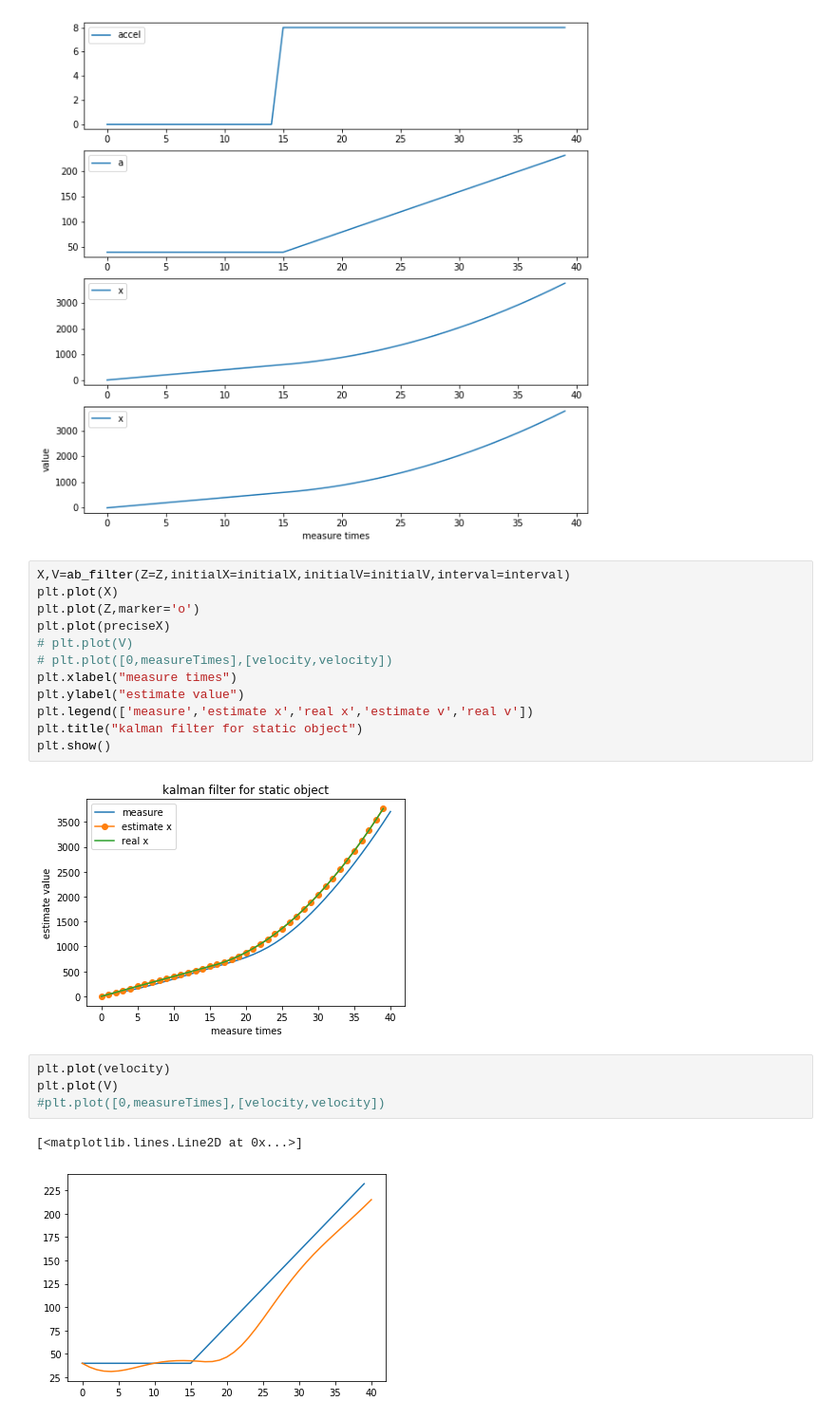
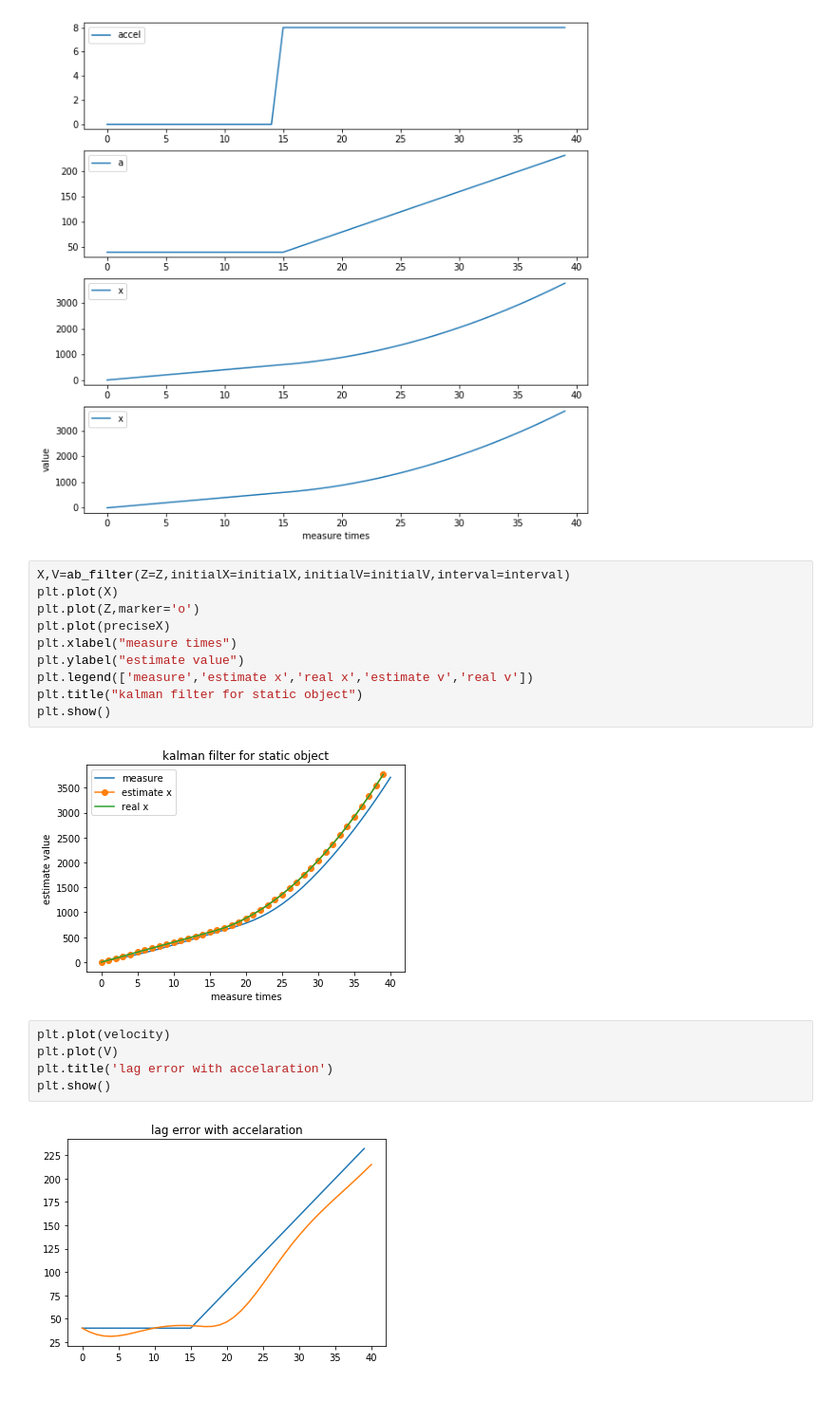
Before and after one commit to easilylazy/pattern-recognition, a Jupyter notebook: kalmanFilter/kalmanFilter.ipynb, the cells around one changed output. Shown: that part at 95% size. Drawn from its saved outputs; the diff is of its cells as text; blank space fills up the shorter version.

```diff
--- a/kalmanFilter/kalmanFilter.ipynb
+++ b/kalmanFilter/kalmanFilter.ipynb
@@ -158,8 +158,6 @@ X,V=ab_filter(Z=Z,initialX=initialX,initialV=initialV,interval=interval)
 plt.plot(X)
 plt.plot(Z,marker='o')
 plt.plot(preciseX)
-# plt.plot(V)
-# plt.plot([0,measureTimes],[velocity,velocity])
 plt.xlabel("measure times")
 plt.ylabel("estimate value")
 plt.legend(['measure','estimate x','real x','estimate v','real v'])
@@ -170,7 +168,7 @@ plt.show()
 # %%
 plt.plot(velocity)
 plt.plot(V)
-#plt.plot([0,measureTimes],[velocity,velocity])
+plt.title('lag error with accelaration')
+plt.show()
 # %% [output]
-[<matplotlib.lines.Line2D at 0x...>]
-[figure, old version]
+[figure, new version]
```
Also changed, not shown: parts of 5 cells of this notebook.
